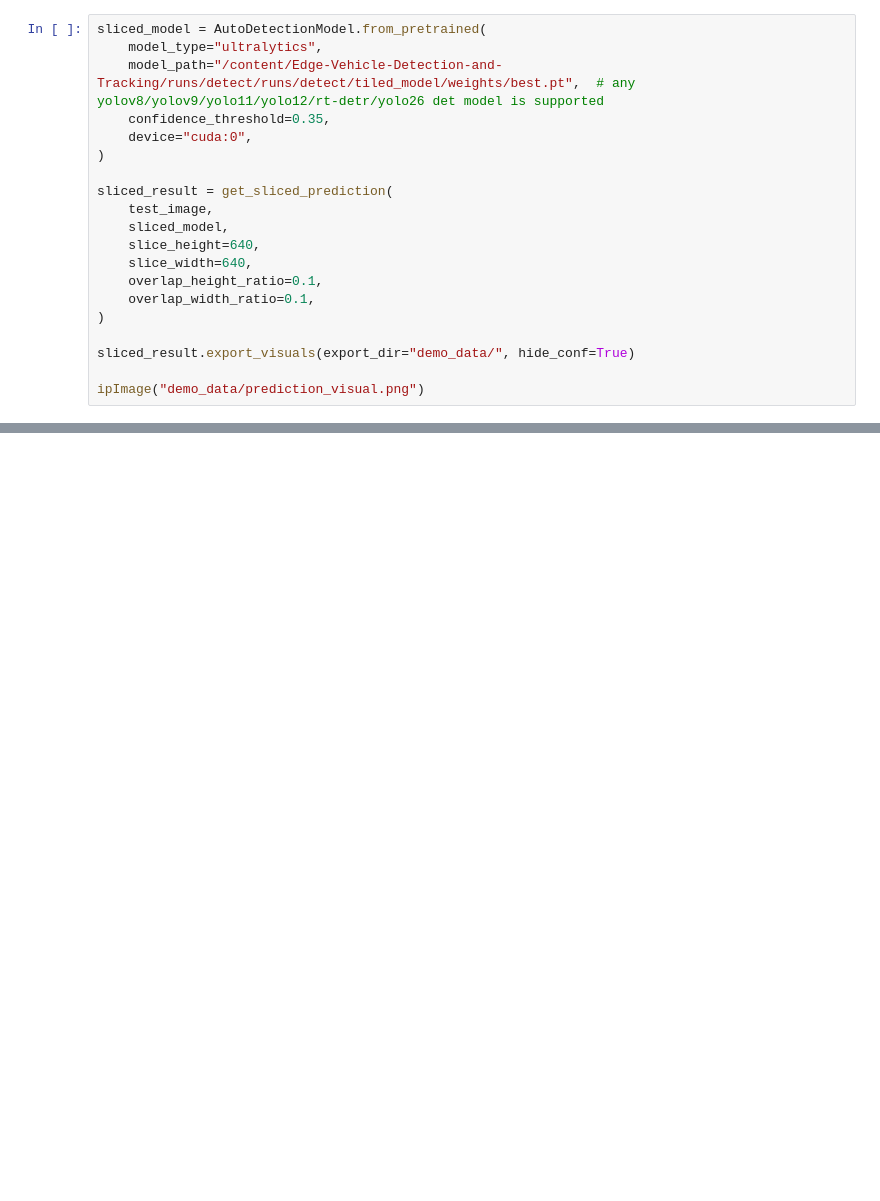
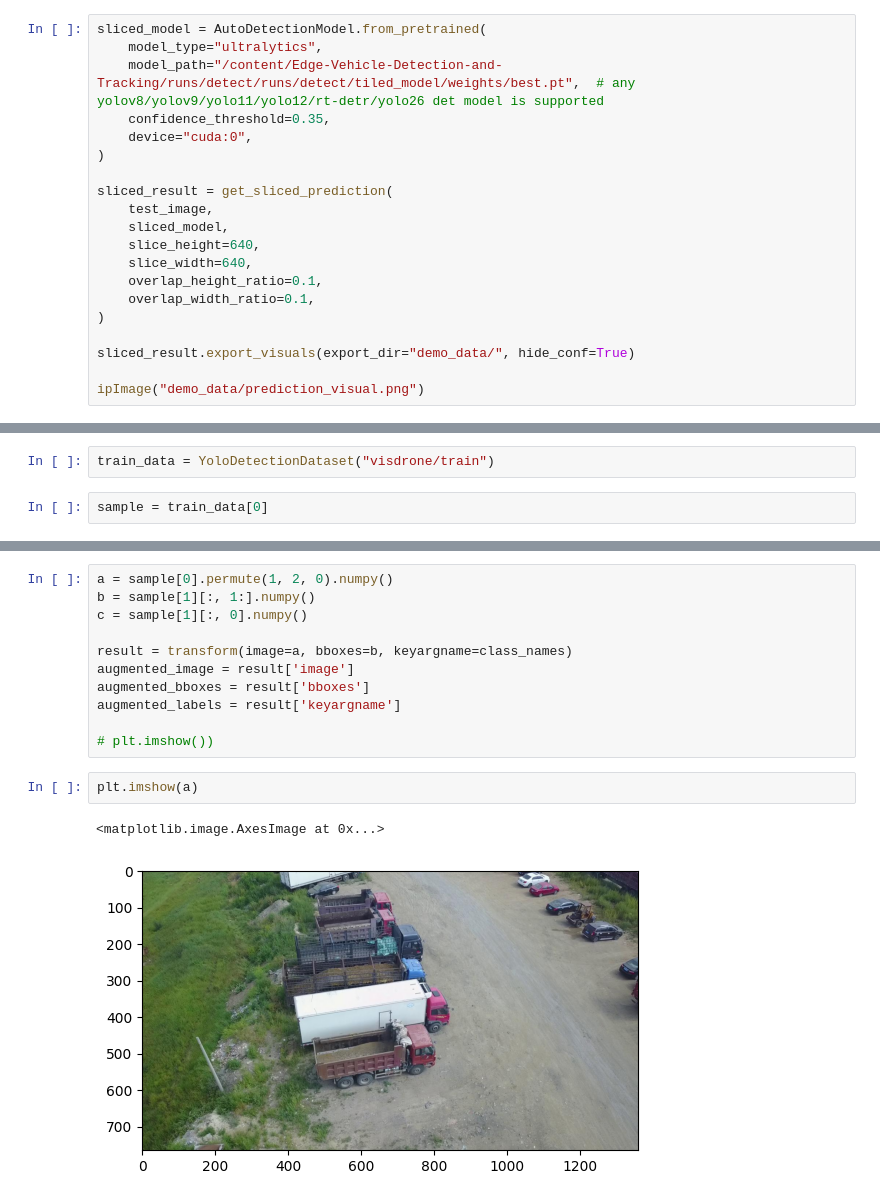
Before and after one commit to DavidIlnytskyi/Edge-Vehicle-Detection-and-Tracking, a Jupyter notebook: model_work.ipynb, the cells around one changed output, grey strips where cells are left out. Drawn from its saved outputs; the diff is of its cells as text; blank space fills up the shorter version.

Commit message:
Add data augmentations

```diff
--- a/model_work.ipynb
+++ b/model_work.ipynb
@@ -435,0 +567,4 @@ ipImage("demo_data/prediction_visual.png")
+# %%
+train_data = YoloDetectionDataset("visdrone/train")
+# %%
+sample = train_data[0]
@@ -435,0 +599,16 @@ ipImage("demo_data/prediction_visual.png")
+# %%
+a = sample[0].permute(1, 2, 0).numpy()
+b = sample[1][:, 1:].numpy()
+c = sample[1][:, 0].numpy()
+
+result = transform(image=a, bboxes=b, keyargname=class_names)
+augmented_image = result['image']
+augmented_bboxes = result['bboxes']
+augmented_labels = result['keyargname']
+
+# plt.imshow())
+# %%
+plt.imshow(a)
+# %% [output]
+<matplotlib.image.AxesImage at 0x...>
+[figure, added]
```
Also changed, not shown: parts of 33 cells of this notebook, 1 other file.
